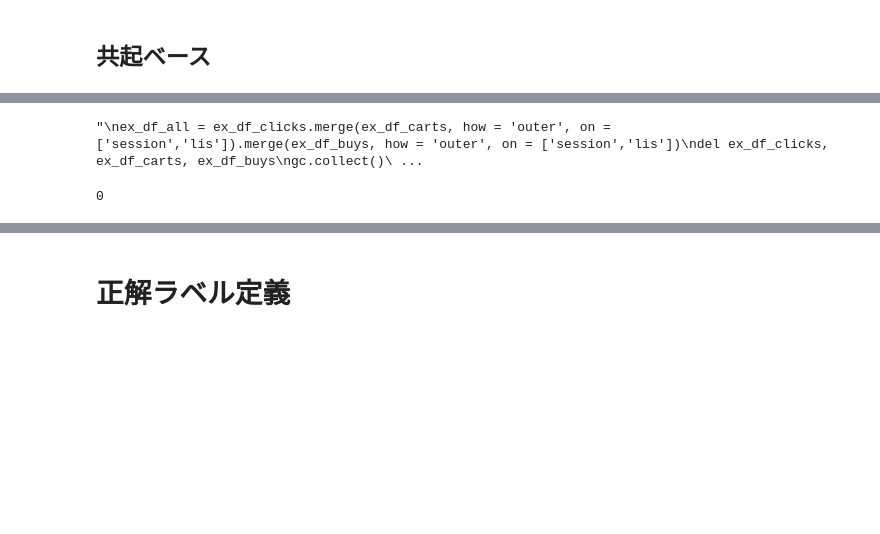
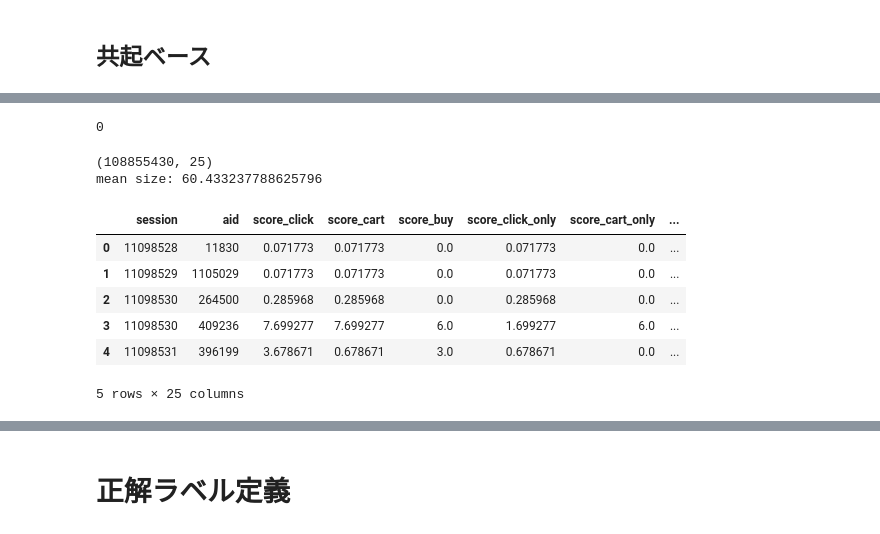
Before and after one commit to tetsuro731/OTTO-kaggle-tetsuro731, a Jupyter notebook: notebook/otto_feature_generation.ipynb, the cells around one changed output, grey strips where cells are left out. Drawn from its saved outputs; the diff is of its cells as text; code cells hidden in the pictures; blank space fills up the shorter version.

```diff
--- a/notebook/otto_feature_generation.ipynb
+++ b/notebook/otto_feature_generation.ipynb
@@ -279,10 +240,6 @@ test_group['score_click_only'] = test_group['score_click_only'].astype('float32'
 test_group['score_cart_only'] = test_group['score_cart_only'].astype('float32')
 test_group['score_buy_only'] = test_group['score_buy_only'].astype('float32')
 test_group['session_action_count'] = test_group['session_action_count'].astype('int16')
-test_group['session_click_count'] = test_group['session_click_count'].astype('int16')
-test_group['session_cart_count'] = test_group['session_cart_count'].astype('int16')
-test_group['session_order_count'] = test_group['session_order_count'].astype('int16')
-test_group['session_type_mean'] = test_group['session_type_mean'].astype('float32')
 # %% [markdown]
 ## 共起ベース
 # %%
@@ -447,30 +402,41 @@ ex_df_all = df_clicks.merge(df_carts, how = 'outer', on = ['session','lis']).mer
 del df_clicks, df_carts, df_buys
 gc.collect()
 ex_df_all = ex_df_all.rename(columns={'lis': 'aid'})
-
-'''
-ex_df_all = ex_df_clicks.merge(ex_df_carts, how = 'outer', on = ['session','lis']).merge(ex_df_buys, how = 'outer', on = ['session','lis'])
-del ex_df_clicks, ex_df_carts, ex_df_buys
-gc.collect()
-ex_df_all = ex_df_all.rename(columns={'lis': 'aid'})
-'''
-# %% [output]
-"\nex_df_all = ex_df_clicks.merge(ex_df_carts, how = 'outer', on = ['session','lis']).merge(ex_df_buys, how = 'outer', on = ['session','lis'])\ndel ex_df_clicks, ex_df_carts, ex_df_buys\ngc.collect()\ ...
 # %%
 test_group = test_group.merge(ex_df_all, how='outer', on = ['session', 'aid'])
 del ex_df_all
 gc.collect()
 # %% [output]
 0
-# %%
-# メモリ削減, NaNがあるとJOINなどの行程でfloatになったりするのでちゃんと欠損値埋める
-test_group['session'] = test_group['session'].astype('int32')
-test_group['aid'] = test_group['aid'].astype('int32')
-test_group['session_action_count'] = test_group['session_action_count'].fillna(0).astype('int16')
-test_group['session_click_count'] = test_group['session_click_count'].fillna(0).astype('int16')
-test_group['session_cart_count'] = test_group['session_cart_count'].fillna(0).astype('int16')
-test_group['session_order_count'] = test_group['session_order_count'].fillna(0).astype('int16')
-for i in click_topn_list:
-    test_group[f'n_clicks_{i}'] = test_group[f'n_clicks_{i}'].fillna(-1).astype('int8')
-test_group['n_carts'] = test_group['n_carts'].fillna(-1).astype('int8')
-test_group['n_buys'] = test_group['n_buys'].fillna(-1).astype('int8')
+# %%
+# メモリ削減, NaNがあるとJOINなどの行程でfloatになったりするのでちゃんと欠損値埋める
+def reduce_memory(df):
+    df['session'] = df['session'].astype('int32')
+    df['aid'] = df['aid'].astype('int32')
+    df['session_action_count'] = df['session_action_count'].fillna(0).astype('int16')
+
+    for i in click_topn_list:
+        df[f'n_clicks_{i}'] = df[f'n_clicks_{i}'].fillna(-1).astype('int8')
+
+    for i, val in enumerate(cart_topn_list):
+        for j in range(2):
+            df[f'n_carts_{val}_ver{j}'] = df[f'n_carts_{val}_ver{j}'].fillna(-1).astype('int8')
+    for i, val in enumerate(buy_topn_list):
+        for j in range(2):
+            df[f'n_buys_{val}_ver{j}'] = df[f'n_buys_{val}_ver{j}'].fillna(-1).astype('int8')
+    return df
+# %%
+test_group = reduce_memory(test_group)
+print(test_group.shape)
+print('mean size:', test_group.groupby('session').size().mean())
+test_group.head()
+# %% [output]
+(108855430, 25)
+mean size: 60.433237788625796
+|  | session | aid | score_click | score_cart | score_buy | score_click_only | score_cart_only | ... |
+| 0 | 11098528 | 11830 | 0.071773 | 0.071773 | 0.0 | 0.071773 | 0.0 | ... |
+| 1 | 11098529 | 1105029 | 0.071773 | 0.071773 | 0.0 | 0.071773 | 0.0 | ... |
+| 2 | 11098530 | 264500 | 0.285968 | 0.285968 | 0.0 | 0.285968 | 0.0 | ... |
+| 3 | 11098530 | 409236 | 7.699277 | 7.699277 | 6.0 | 1.699277 | 6.0 | ... |
+| 4 | 11098531 | 396199 | 3.678671 | 0.678671 | 3.0 | 0.678671 | 0.0 | ... |
+5 rows × 25 columns
```
Also changed, not shown: parts of 53 cells of this notebook, 1 other file.
